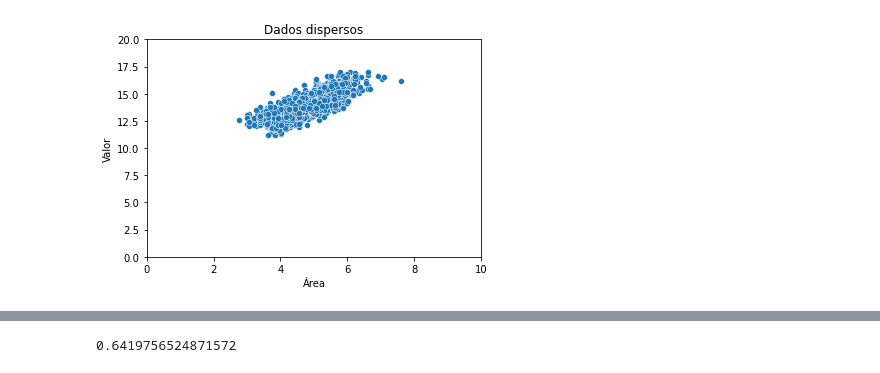
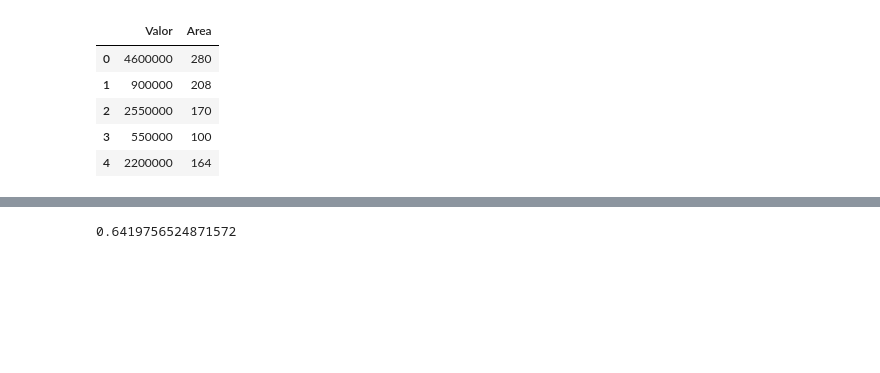
Before and after one commit to BrunoASNascimento/ml_study, a Jupyter notebook: linear regression/full_linear_regression.ipynb, the cells around one changed output, grey strips where cells are left out. Saved outputs shown, nothing was run; the diff lists cells and outputs as text; code cells hidden in the pictures; blank space fills up the shorter version.

```diff
--- a/linear regression/full_linear_regression.ipynb
+++ b/linear regression/full_linear_regression.ipynb
@@ -26,0 +31,9 @@ df.head()
+# %%
+dados.head()
+# %% [output]
+|  | Valor | Area |
+| 0 | 4600000 | 280 |
+| 1 | 900000 | 208 |
+| 2 | 2550000 | 170 |
+| 3 | 550000 | 100 |
+| 4 | 2200000 | 164 |
@@ -28,14 +44,3 @@ df.head()
 import matplotlib.pyplot as plt
 import seaborn as sns
 %matplotlib inline
-# %%
-ax = sns.scatterplot(x=df['Area_log'],y=df['Valor_log'])
-
-ax.set_xlim(0,10)
-ax.set_ylim(0,20)
-ax.set_title('Dados dispersos')
-ax.set_xlabel('Área')
-ax.set_ylabel('Valor')
-plt.show()
-# %% [output]
-[figure, removed]
```
Also changed, not shown: parts of 93 cells of this notebook.
